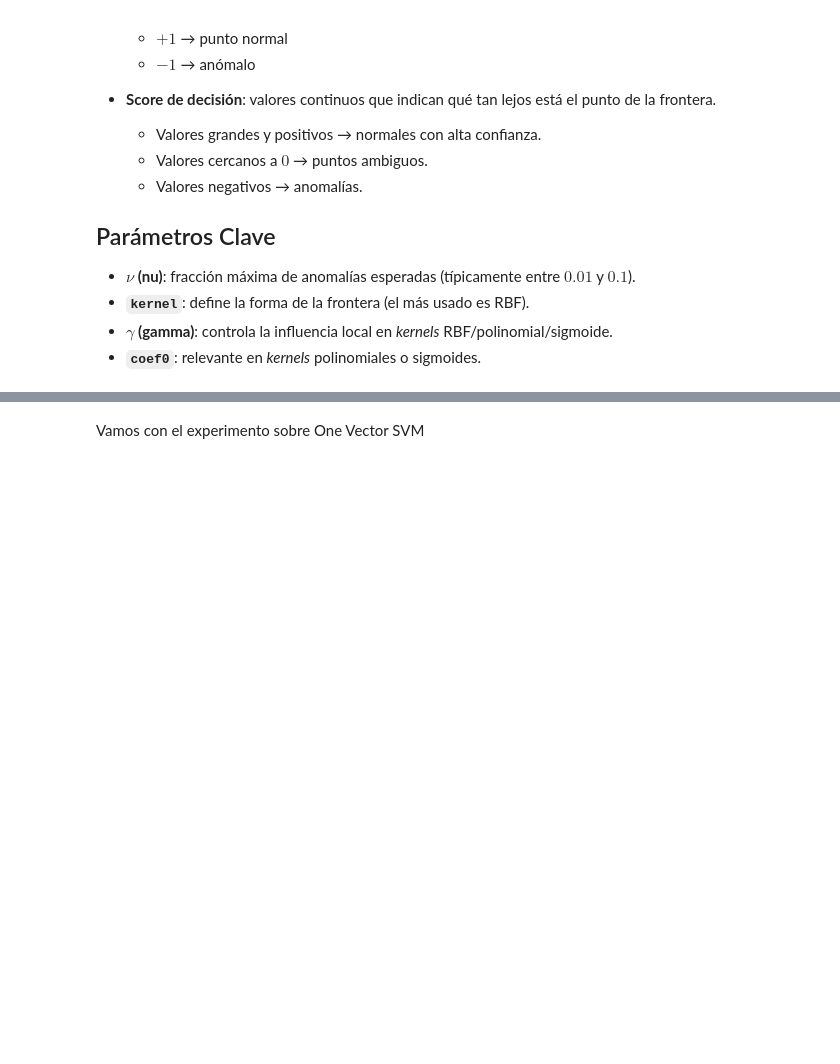
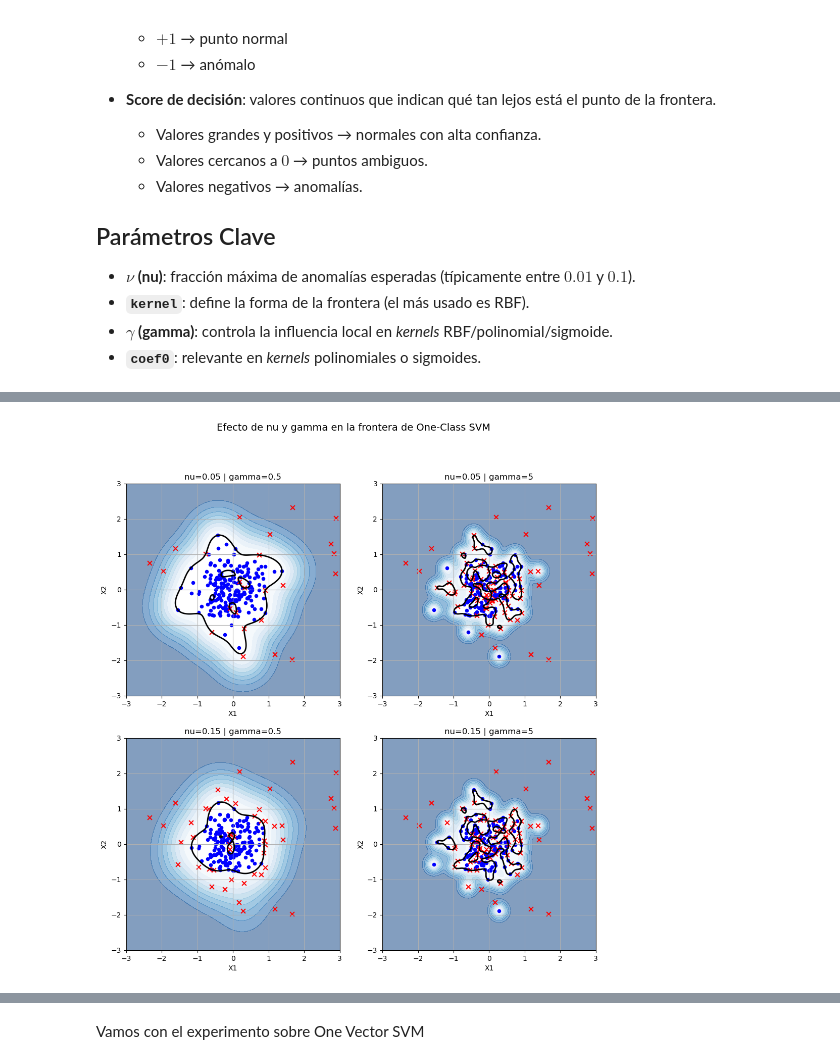
Before and after one commit to PabloAC04/MDF-ANOMALY-DETECTION, a Jupyter notebook: 07_one_class_svm.ipynb, the cells around one changed output, grey strips where cells are left out. Drawn from its saved outputs; the diff is of its cells as text; code cells hidden in the pictures; blank space fills up the shorter version.

```diff
--- a/07_one_class_svm.ipynb
+++ b/07_one_class_svm.ipynb
@@ -339,0 +237,27 @@ Este tipo de modelos permiten aprender representaciones comprimidas de los datos
+# %%
+params = [
+    {"nu":0.05, "gamma":0.5},
+    {"nu":0.05, "gamma":5},
+    {"nu":0.15, "gamma":0.5},
+    {"nu":0.15, "gamma":5},
+]
+
+fig, axes = plt.subplots(2,2,figsize=(12,12))
+
+for ax, p in zip(axes.ravel(), params):
+    ocsvm = OneClassSVM(nu=p["nu"], kernel="rbf", gamma=p["gamma"])
+    ocsvm.fit(X_norm_scaled)
+    Z = ocsvm.decision_function(grid_scaled).reshape(xx.shape)
+    y_pred = ocsvm.predict(X_all_scaled)
+
+    ax.contour(xx, yy, Z, levels=[0], linewidths=2, colors="black")
+    ax.contourf(xx, yy, Z, levels=np.linspace(Z.min(), 0, 10), cmap=plt.cm.Blues_r, alpha=0.5)
+    ax.scatter(X[y_pred==1,0], X[y_pred==1,1], c="blue", s=20)
+    ax.scatter(X[y_pred==-1,0], X[y_pred==-1,1], c="red", s=40, marker="x")
+    ax.set_title(f"nu={p['nu']} | gamma={p['gamma']}")
+    ax.set_xlabel("X1"); ax.set_ylabel("X2"); ax.grid(True)
+
+plt.suptitle("Efecto de nu y gamma en la frontera de One-Class SVM", fontsize=14)
+plt.show()
+# %% [output]
+[figure, added]
```
Also changed, not shown: parts of 22 cells of this notebook.
